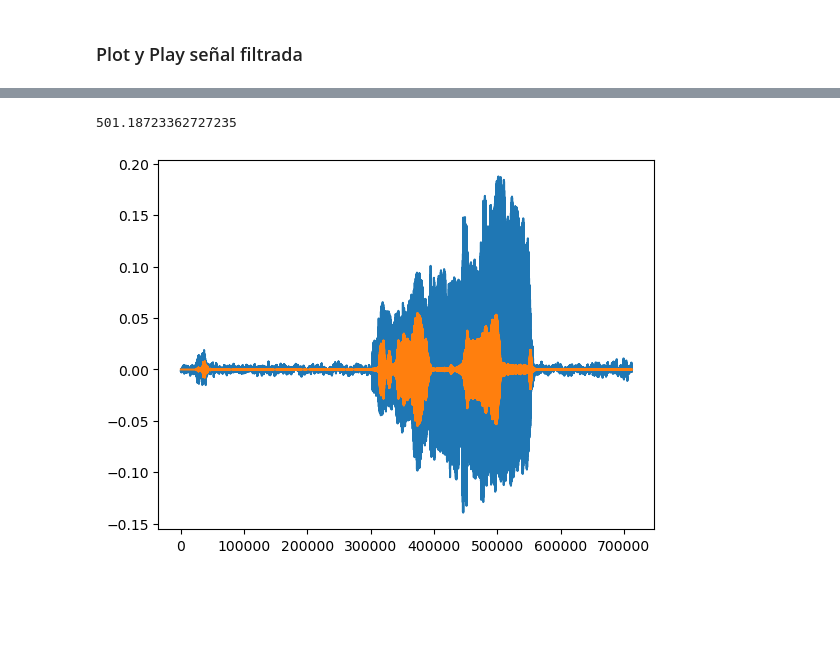
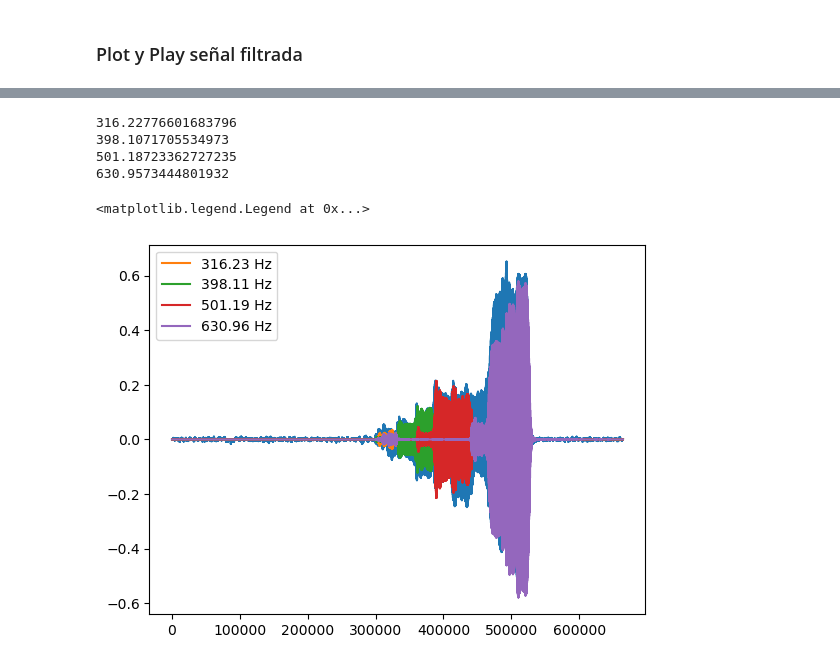
Before and after one commit to IMA-2026-CCLP/TP5-Polar-Plots, a Jupyter notebook: polar.ipynb, the cells around one changed output, grey strips where cells are left out. Cells and saved outputs as stored; diff of their text form; code cells hidden in the pictures; blank space fills up the shorter version.

```diff
--- a/polar.ipynb
+++ b/polar.ipynb
@@ -23,19 +23,38 @@ N = 10     # Orden de los filtros
 path_wavs_cris = os.path.join('.', 'Medicion_Cristian', 'Media')
 wavs_cris = np.array(glob.glob(os.path.join(path_wavs_cris, '*.wav')))
 wavs_cris_mic_1 = wavs_cris[['mic_1_ang' in os.path.basename(wav) for wav in wavs_cris]]
+
+path_wavs_juli = os.path.join('.', 'Medicion_Juli', 'Media')
+wavs_juli = np.array(glob.glob(os.path.join(path_wavs_juli, '*.wav')))
+wavs_juli_mic_1 = wavs_juli[['mic_1_ang' in os.path.basename(wav) for wav in wavs_juli]]
 # %%
 filtros_tercio = fn.sos_filter_bank(3, f_m_tercios, N, fs, G)
 # %%
-file_prefix = 'mic_1_ang_'
+file_prefix = 'mic_1_ang_forte_'
 res = []
+res_315 = []
+res_315_arm = []
 for i in range(0, 181, 10):
-    wav_path = os.path.join(path_wavs_cris, f'{file_prefix}{i}.wav')
+    wav_path = os.path.join(path_wavs_juli, f'{file_prefix}{i}.wav')
     wav, fs_wav = sf.read(wav_path)
+
     wav_por_tercios = fn.sos_filter_audio(wav, *filtros_tercio)
     wav_tercios_spl = [fn.signal_to_SPL(wav_ter) for wav_ter in wav_por_tercios]
     wav_tercios_leq = [fn.Leq(wav_ter_spl) for wav_ter_spl in wav_tercios_spl]
+
+    # wav_recortado = wav[410000:]
+    # wav_por_tercios_315 = fn.sos_filter_audio(wav_recortado, *filtros_tercio)
+    # wav_tercios_spl_315 = [fn.signal_to_SPL(wav_ter_315) for wav_ter_315 in wav_por_tercios_315]
+    # wav_tercios_leq_315 = [fn.Leq(wav_ter_spl) for wav_ter_spl in wav_tercios_spl_315]
+
+    # wav_recortado_arm = wav[300000:410000]
+    # wav_por_tercios_315_arm = fn.sos_filter_audio(wav_recortado_arm, *filtros_tercio)
+    # wav_tercios_spl_315_arm = [fn.signal_to_SPL(wav_ter_315_arm) for wav_ter_315_arm in wav_por_tercios_315_arm]
+    # wav_tercios_leq_315_arm = [fn.Leq(wav_ter_spl_arm) for wav_ter_spl_arm in wav_tercios_spl_315_arm]
+
     for j in range(len(f_m_tercios)):
         res.append((1, 0, i, f_m_tercios[j], wav_tercios_leq[j]))
-    # res.append([(1, 0, i, f_m_tercios[j], wav_tercios_leq[j]) for j in range(len(f_m_tercios))])
+        # res_315.append((1, 0, i, f_m_tercios[j], wav_tercios_leq_315[j]))
+        # res_315_arm.append((1, 0, i, f_m_tercios[j], wav_tercios_leq_315_arm[j]))
 # %%
 df = pd.DataFrame(res, columns=['Mic', 'Ang Ver', 'Ang Hor', 'Frec Banda', 'SPL'])
@@ -107,10 +140,15 @@ plt.grid()
 # %%
 plt.plot(wav)
-# for i in range(len(filtros_tercio)):
-idx = 7
-plt.plot(wav_por_tercios[idx])
-print(f_m_tercios[idx])
+for i in range(len(filtros_tercio[5:9])):
+    plt.plot(wav_por_tercios[i+5], label=f'{f_m_tercios[i+5]:.2f} Hz')
+    print(f_m_tercios[i+5])
+
+plt.legend(loc='upper left')
 # %% [output]
+316.22776601683796
+398.1071705534973
 501.18723362727235
+630.9573444801932
+<matplotlib.legend.Legend at 0x...>
-[figure, old version]
+[figure, new version]
 # %%
```
Also changed, not shown: parts of 12 cells of this notebook, 5 other files.
